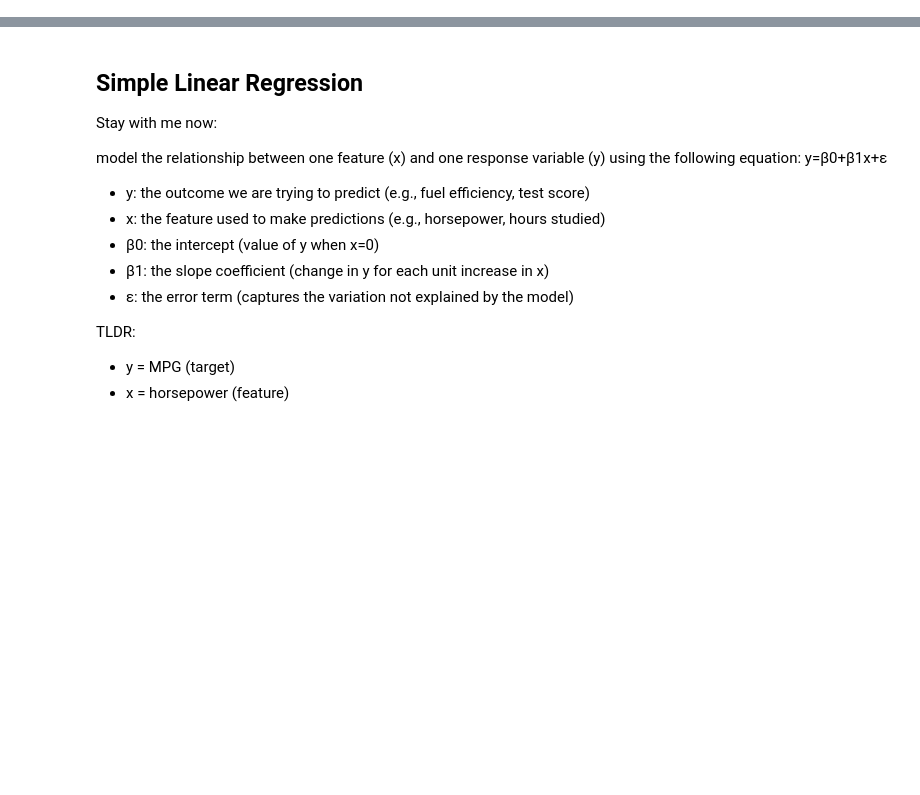
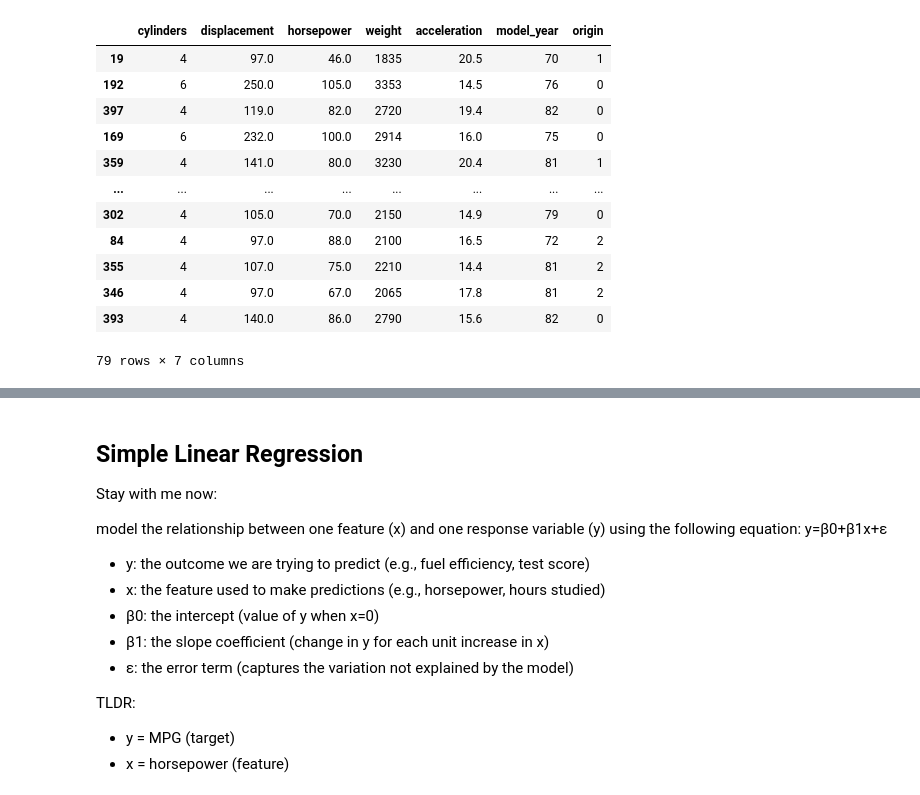
Before and after one commit to mhussen2/Mr-Powers-CPP, a Jupyter notebook: classNotes/Lecture 20 - Regression/20.1 - Linear Regresion/Linear_Regression_Part2.ipynb, the cells around one changed output, grey strips where cells are left out. Cells and saved outputs as stored; diff of their text form; code cells hidden in the pictures; blank space fills up the shorter version.

```diff
--- a/classNotes/Lecture 20 - Regression/20.1 - Linear Regresion/Linear_Regression_Part2.ipynb
+++ b/classNotes/Lecture 20 - Regression/20.1 - Linear Regresion/Linear_Regression_Part2.ipynb
@@ -0,0 +29,16 @@
+# %%
+#do everythin we did before:
+# importing libraries
+import numpy as np
+import pandas as pd
+import seaborn as sns
+import matplotlib.pyplot as plt
+# loading the dataset
+df = pd.read_csv ("mpg.csv") #import iris data as dataframe
+df.drop(["name"], axis = 1, inplace = True) #drop the name of the car as it is not needed
+
+#use integer encoding to change the origen column to a number
+df["origin"] = df["origin"].astype('category')
+origin_mapping = dict(enumerate(df['origin'].cat.categories)) #save the map for later if needed
+df['origin'] = df['origin'].cat.codes
+df.info()
@@ -0,0 +179,17 @@
+# %%
+print(df.shape)
+X_test
+# %% [output]
+|  | cylinders | displacement | horsepower | weight | acceleration | model_year | origin |
+| 19 | 4 | 97.0 | 46.0 | 1835 | 20.5 | 70 | 1 |
+| 192 | 6 | 250.0 | 105.0 | 3353 | 14.5 | 76 | 0 |
+| 397 | 4 | 119.0 | 82.0 | 2720 | 19.4 | 82 | 0 |
+| 169 | 6 | 232.0 | 100.0 | 2914 | 16.0 | 75 | 0 |
+| 359 | 4 | 141.0 | 80.0 | 3230 | 20.4 | 81 | 1 |
+| ... | ... | ... | ... | ... | ... | ... | ... |
+| 302 | 4 | 105.0 | 70.0 | 2150 | 14.9 | 79 | 0 |
+| 84 | 4 | 97.0 | 88.0 | 2100 | 16.5 | 72 | 2 |
+| 355 | 4 | 107.0 | 75.0 | 2210 | 14.4 | 81 | 2 |
+| 346 | 4 | 97.0 | 67.0 | 2065 | 17.8 | 81 | 2 |
+| 393 | 4 | 140.0 | 86.0 | 2790 | 15.6 | 82 | 0 |
+79 rows × 7 columns
```
Also changed, not shown: parts of 21 cells of this notebook, 17 other files.
